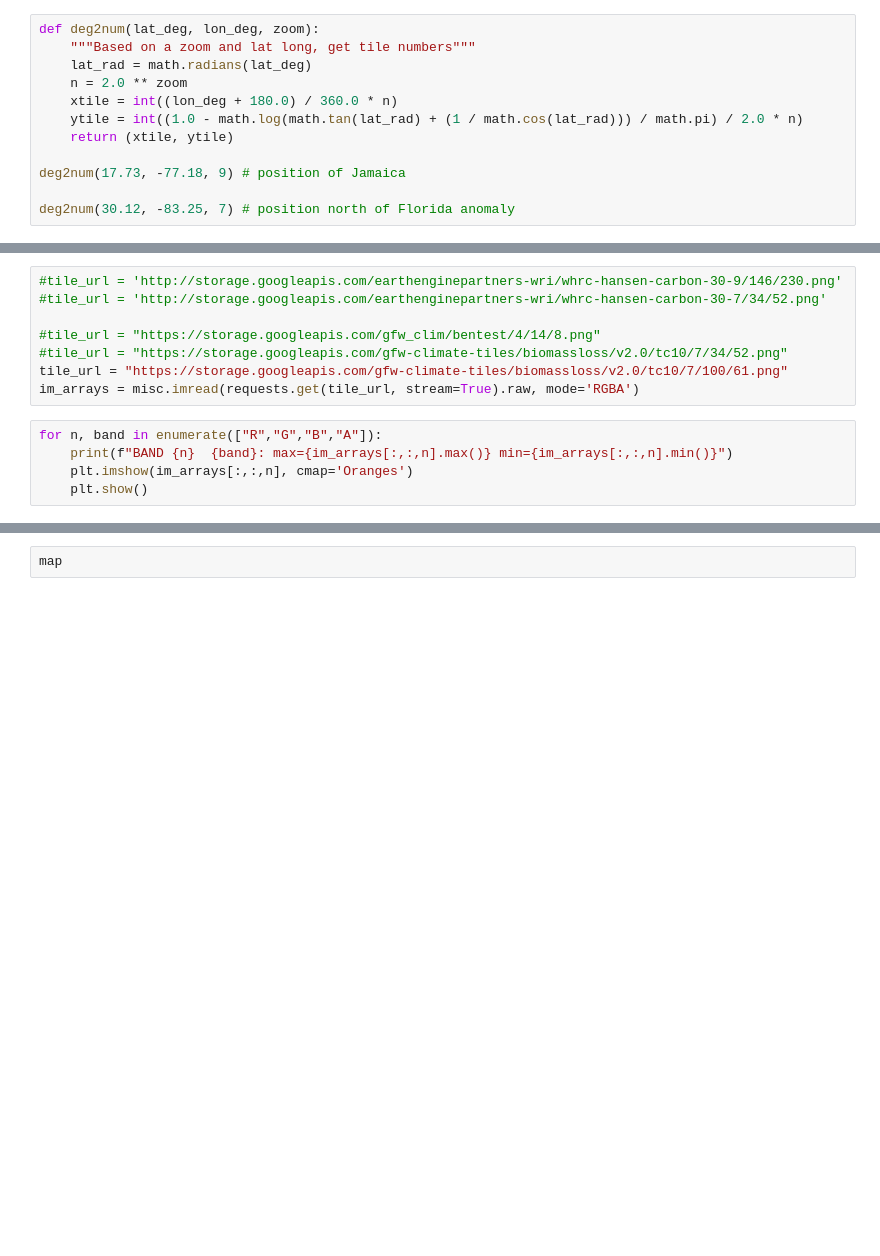
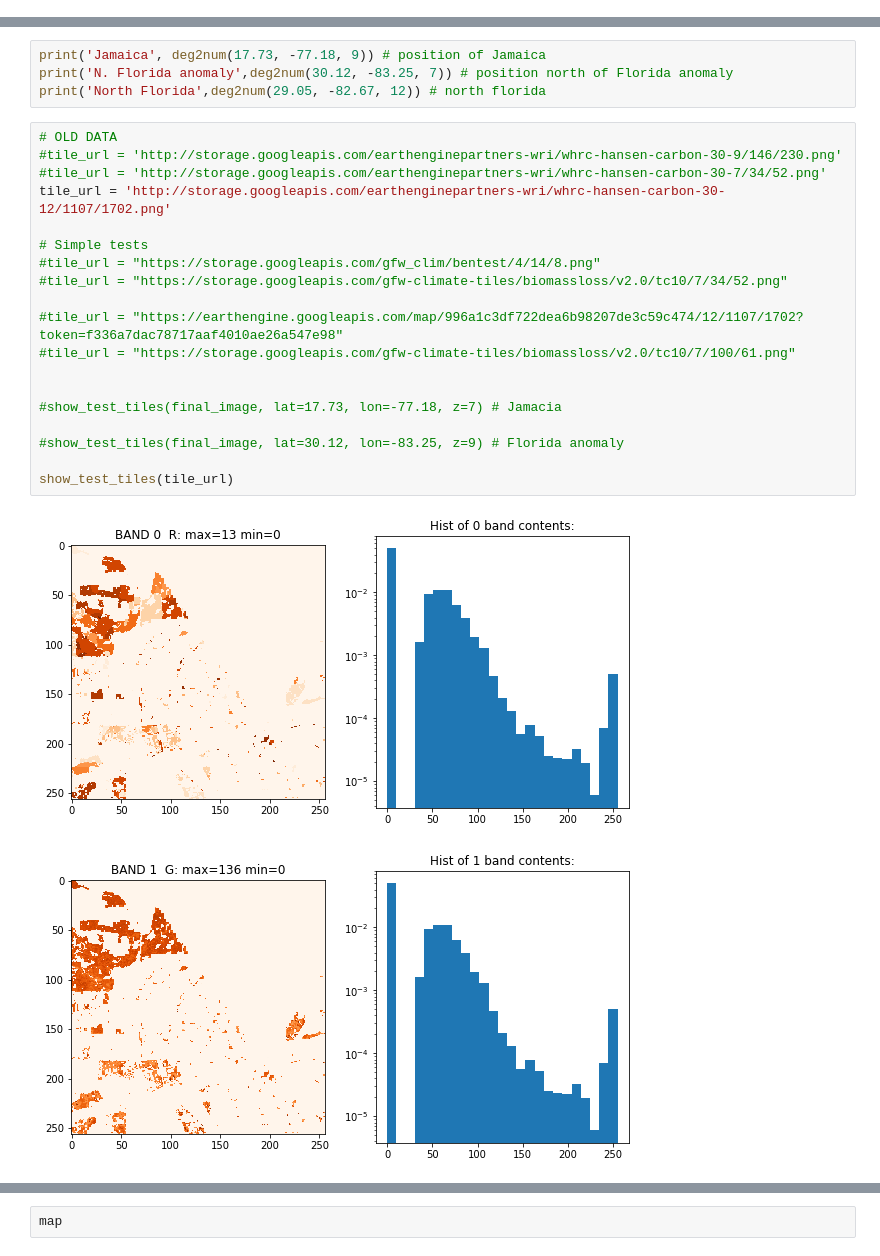
Before and after one commit to Vizzuality/data_sci_tutorials, a Jupyter notebook: work/GFW_climate_biomass_tiles.ipynb, the cells around one changed output, grey strips where cells are left out. Cells and saved outputs as stored; diff of their text form; blank space fills up the shorter version.

Commit message:
cracking on with biomass loss task - testing writing tiles at specific z and intermediate assets

```diff
--- a/work/GFW_climate_biomass_tiles.ipynb
+++ b/work/GFW_climate_biomass_tiles.ipynb
@@ -39,12 +0,0 @@ import matplotlib.pyplot as plt
-# %%
-def deg2num(lat_deg, lon_deg, zoom):
-    """Based on a zoom and lat long, get tile numbers"""
-    lat_rad = math.radians(lat_deg)
-    n = 2.0 ** zoom
-    xtile = int((lon_deg + 180.0) / 360.0 * n)
-    ytile = int((1.0 - math.log(math.tan(lat_rad) + (1 / math.cos(lat_rad))) / math.pi) / 2.0 * n)
-    return (xtile, ytile)
-
-deg2num(17.73, -77.18, 9) # position of Jamaica
-
-deg2num(30.12, -83.25, 7) # position north of Florida anomaly
@@ -53,13 +0,0 @@ deg2num(30.12, -83.25, 7) # position north of Florida anomaly
-# %%
-#tile_url = 'http://storage.googleapis.com/earthenginepartners-wri/whrc-hansen-carbon-30-9/146/230.png'
-#tile_url = 'http://storage.googleapis.com/earthenginepartners-wri/whrc-hansen-carbon-30-7/34/52.png'
-
-#tile_url = "https://storage.googleapis.com/gfw_clim/bentest/4/14/8.png"
-#tile_url = "https://storage.googleapis.com/gfw-climate-tiles/biomassloss/v2.0/tc10/7/34/52.png"
-tile_url = "https://storage.googleapis.com/gfw-climate-tiles/biomassloss/v2.0/tc10/7/100/61.png"
-im_arrays = misc.imread(requests.get(tile_url, stream=True).raw, mode='RGBA')
-# %%
-for n, band in enumerate(["R","G","B","A"]):
-    print(f"BAND {n}  {band}: max={im_arrays[:,:,n].max()} min={im_arrays[:,:,n].min()}")
-    plt.imshow(im_arrays[:,:,n], cmap='Oranges')
-    plt.show()
@@ -276,0 +135,26 @@ map.add_tile_layer(tiles=ee_tiles, max_zoom=14, min_zoom=0, attr='Earth Engine t
+# %%
+print('Jamaica', deg2num(17.73, -77.18, 9)) # position of Jamaica
+print('N. Florida anomaly',deg2num(30.12, -83.25, 7)) # position north of Florida anomaly
+print('North Florida',deg2num(29.05, -82.67, 12)) # north florida
+# %%
+# OLD DATA
+#tile_url = 'http://storage.googleapis.com/earthenginepartners-wri/whrc-hansen-carbon-30-9/146/230.png'
+#tile_url = 'http://storage.googleapis.com/earthenginepartners-wri/whrc-hansen-carbon-30-7/34/52.png'
+tile_url = 'http://storage.googleapis.com/earthenginepartners-wri/whrc-hansen-carbon-30-12/1107/1702.png'
+
+# Simple tests
+#tile_url = "https://storage.googleapis.com/gfw_clim/bentest/4/14/8.png"
+#tile_url = "https://storage.googleapis.com/gfw-climate-tiles/biomassloss/v2.0/tc10/7/34/52.png"
+
+#tile_url = "https://earthengine.googleapis.com/map/996a1c3df722dea6b98207de3c59c474/12/1107/1702?token=f336a7dac78717aaf4010ae26a547e98"
+#tile_url = "https://storage.googleapis.com/gfw-climate-tiles/biomassloss/v2.0/tc10/7/100/61.png"
+
+
+#show_test_tiles(final_image, lat=17.73, lon=-77.18, z=7) # Jamacia
+
+#show_test_tiles(final_image, lat=30.12, lon=-83.25, z=9) # Florida anomaly
+
+show_test_tiles(tile_url)
+# %% [output]
+[figure, added]
+[figure, added]
```
Also changed, not shown: parts of 71 cells of this notebook, 3 other files.
